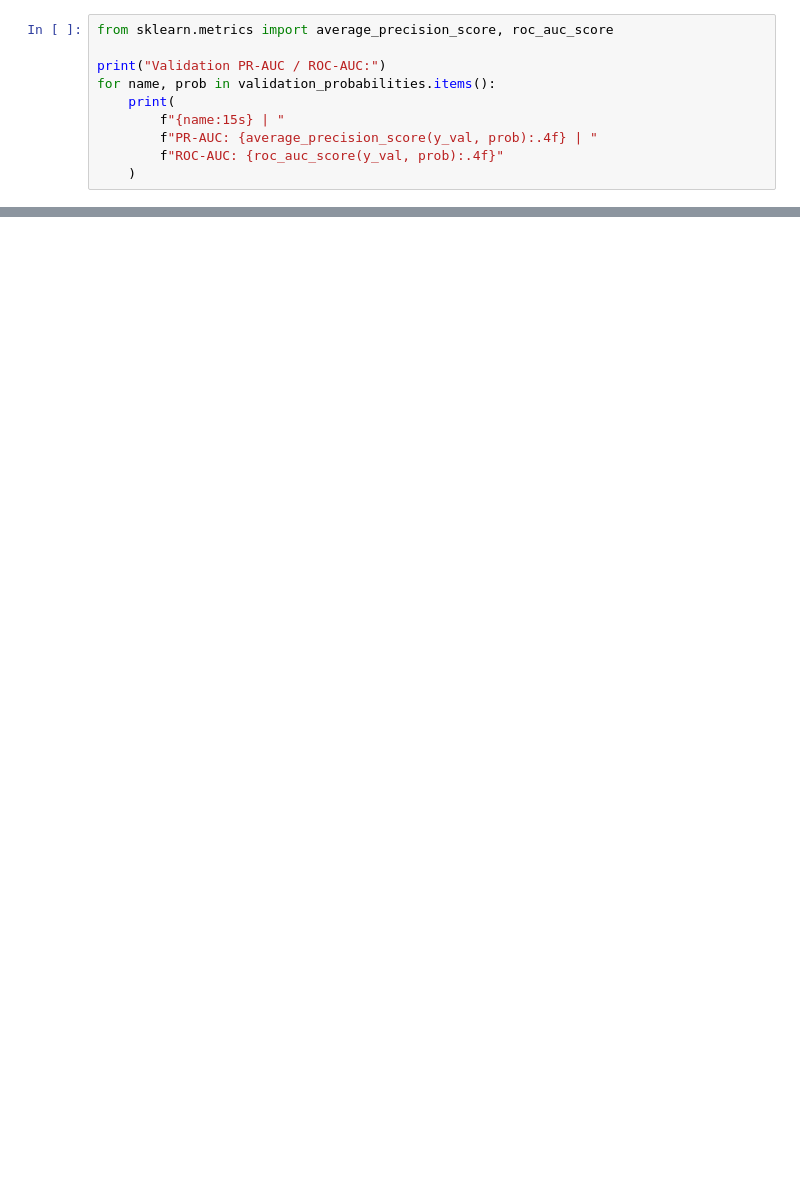
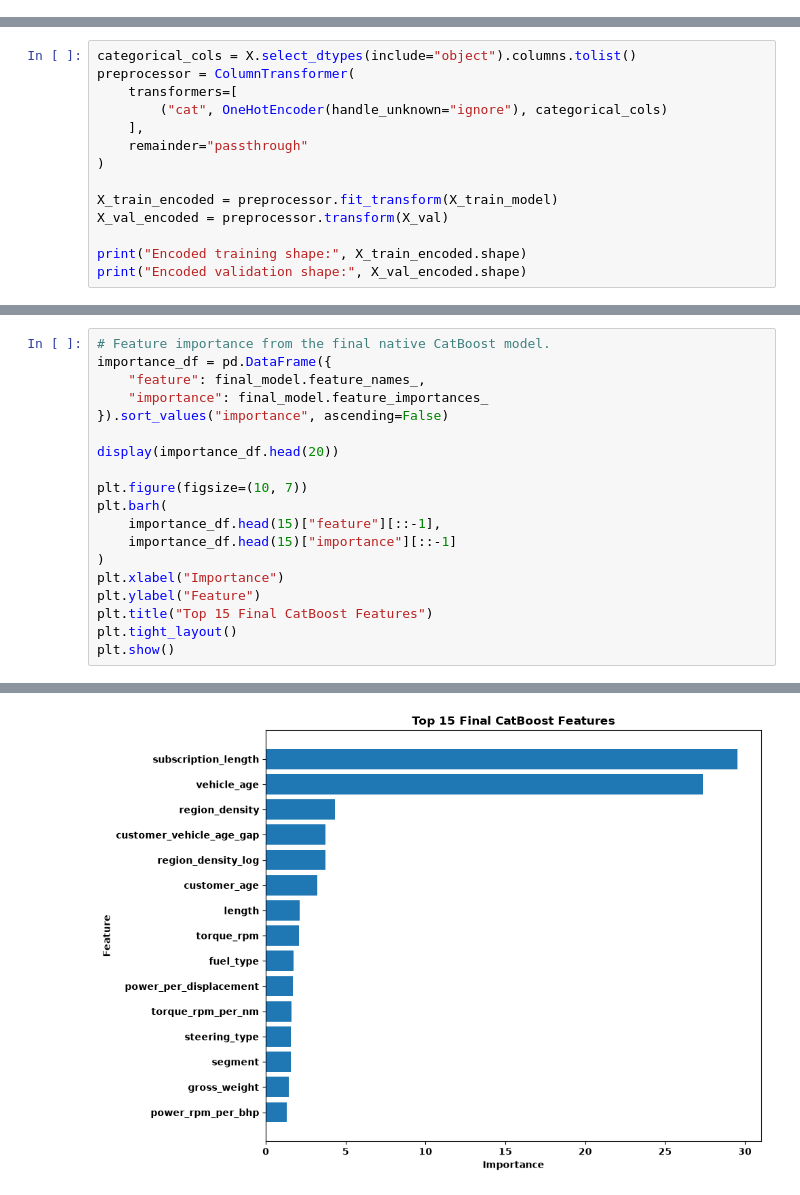
Before and after one commit to priyanshu-sahani-10/PolicyGuard, a Jupyter notebook: ml/insurance_claim_prediction.ipynb, the cells around one changed output, grey strips where cells are left out. Cells and saved outputs as stored; diff of their text form; blank space fills up the shorter version.

```diff
--- a/ml/insurance_claim_prediction.ipynb
+++ b/ml/insurance_claim_prediction.ipynb
@@ -453,10 +163,0 @@ LightGBM training completed.
-# %%
-from sklearn.metrics import average_precision_score, roc_auc_score
-
-print("Validation PR-AUC / ROC-AUC:")
-for name, prob in validation_probabilities.items():
-    print(
-        f"{name:15s} | "
-        f"PR-AUC: {average_precision_score(y_val, prob):.4f} | "
-        f"ROC-AUC: {roc_auc_score(y_val, prob):.4f}"
-    )
@@ -735,0 +265,14 @@ models/final_results.pkl: OK
+# %%
+categorical_cols = X.select_dtypes(include="object").columns.tolist()
+preprocessor = ColumnTransformer(
+    transformers=[
+        ("cat", OneHotEncoder(handle_unknown="ignore"), categorical_cols)
+    ],
+    remainder="passthrough"
+)
+
+X_train_encoded = preprocessor.fit_transform(X_train_model)
+X_val_encoded = preprocessor.transform(X_val)
+
+print("Encoded training shape:", X_train_encoded.shape)
+print("Encoded validation shape:", X_val_encoded.shape)
@@ -735,0 +553,20 @@ models/final_results.pkl: OK
+# %%
+# Feature importance from the final native CatBoost model.
+importance_df = pd.DataFrame({
+    "feature": final_model.feature_names_,
+    "importance": final_model.feature_importances_
+}).sort_values("importance", ascending=False)
+
+display(importance_df.head(20))
+
+plt.figure(figsize=(10, 7))
+plt.barh(
+    importance_df.head(15)["feature"][::-1],
+    importance_df.head(15)["importance"][::-1]
+)
+plt.xlabel("Importance")
+plt.ylabel("Feature")
+plt.title("Top 15 Final CatBoost Features")
+plt.tight_layout()
+plt.show()
+# %% [output]
@@ -735,0 +590 @@ models/final_results.pkl: OK
+[figure, added]
```
Also changed, not shown: parts of 58 cells of this notebook, 14 other files.
